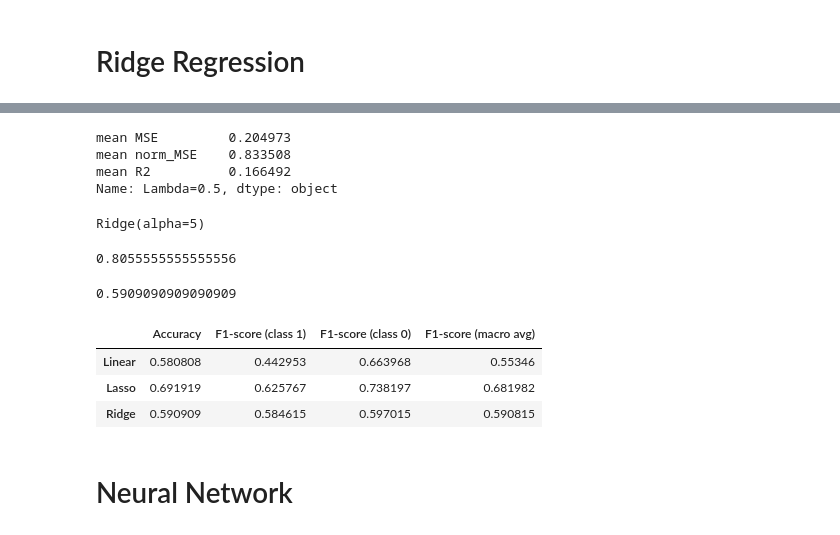
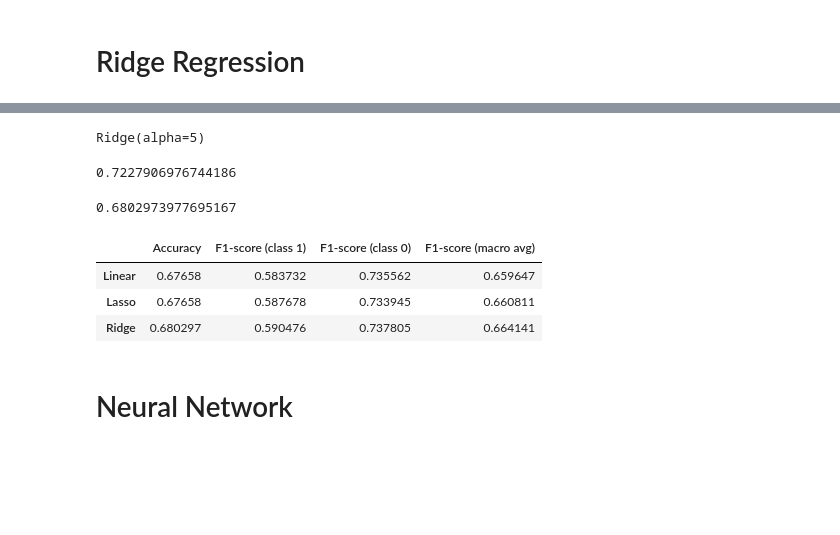
Before and after one commit to mitirmizi/koby-bryant-shot-selection, a Jupyter notebook: src/4-linear-models.ipynb, the cells around one changed output, grey strips where cells are left out. Saved outputs shown, nothing was run; the diff lists cells and outputs as text; code cells hidden in the pictures; blank space fills up the shorter version.

Commit message:
Change testing on testset to validation-set

```diff
--- a/src/4-linear-models.ipynb
+++ b/src/4-linear-models.ipynb
@@ -10,8 +10,8 @@ from sklearn.neural_network import MLPRegressor, MLPClassifier
 from IPython.core.interactiveshell import InteractiveShell
 InteractiveShell.ast_node_interactivity = "all"
 # %%
-DATASET = 'SEASON'
-# DATASET = 'TEAM'
+# DATASET = 'SEASON'
+DATASET = 'TEAM'
 
 if DATASET == 'TEAM':
     train = pd.read_csv('../data/train_team.csv')
@@ -20,6 +20,8 @@ if DATASET == 'TEAM':
 if DATASET == 'TEAM':
     train = pd.read_csv('../data/train_season.csv')
     test = pd.read_csv('../data/test_season.csv')
+
+train, validation = train_test_split(train, train_size=0.8, shuffle=False)
 # %%
 target_column = "shot_made_flag"  # y_column_name
 # %%
@@ -94,6 +96,8 @@ train.head()
 # %%
 x_train, y_train = split_x_y(train, target_column)
 x_test, y_test = split_x_y(test, target_column)
+
+x_val, y_val = split_x_y(validation, target_column)
 # %%
 lambdas = [1e-10,1e-5,1e-4,1e-3,1e-2,0.1, 0.5,1,5,10,50,100]
 # %% [markdown]
@@ -116,10 +120,10 @@ accuracy_score(y_train.values, y_train_pred)
 # %% [markdown]
 #### Test Data
 # %%
-y_test_pred = reg.predict(x_test)
-y_test_pred = y_test_pred >= 0.5
-y_test_pred = np.multiply(y_test_pred, 1)
-accuracy_score(y_test.values, y_test_pred)
-results.loc['Linear',:] = compute_metrics(y_test.values, y_test_pred)
+y_val_pred = reg.predict(x_val)
+y_val_pred = y_val_pred >= 0.5
+y_val_pred = np.multiply(y_val_pred, 1)
+accuracy_score(y_val.values, y_val_pred)
+results.loc['Linear',:] = compute_metrics(y_val.values, y_val_pred)
 results
 # %% [output]
@@ -150,8 +151,8 @@ accuracy_score(y_train.values, y_train_pred)
 # %%
-y_test_pred = lasso_cv.predict(x_test.values)
-y_test_pred = y_test_pred >= 0.5
-y_test_pred = np.multiply(y_test_pred, 1)
-accuracy_score(y_test.values, y_test_pred)
-results.loc['Lasso',:] = compute_metrics(y_test.values, y_test_pred)
+y_val_pred = lasso_cv.predict(x_val.values)
+y_val_pred = y_val_pred >= 0.5
+y_val_pred = np.multiply(y_val_pred, 1)
+accuracy_score(y_val.values, y_val_pred)
+results.loc['Lasso',:] = compute_metrics(y_val.values, y_val_pred)
 results
 # %% [output]
@@ -210,11 +211,3 @@ ridge_cross_val_metrics.sort_values(by='mean R2',ascending=False)
-# %%
-temp_df = ridge_cross_val_metrics.sort_values(by='mean R2',ascending=False)
-temp_df.iloc[0]
-# %% [output]
-mean MSE         0.204973
-mean norm_MSE    0.833508
-mean R2          0.166492
-Name: Lambda=0.5, dtype: object
 # %%
 ridge = Ridge(alpha=5)
 
@@ -226,20 +219,20 @@ y_train_pred = np.multiply(y_train_pred, 1)
 accuracy_score(y_train.values, y_train_pred)
 # %% [output]
 Ridge(alpha=5)
-0.8055555555555556
+0.7227906976744186
 # %%
-y_test_pred = ridge.predict(x_test)
-y_test_pred = y_test_pred >= 0.5
-y_test_pred = np.multiply(y_test_pred, 1)
-accuracy_score(y_test.values, y_test_pred)
-results.loc['Ridge',:] = compute_metrics(y_test.values, y_test_pred)
+y_val_pred = ridge.predict(x_val)
+y_val_pred = y_val_pred >= 0.5
+y_val_pred = np.multiply(y_val_pred, 1)
+accuracy_score(y_val.values, y_val_pred)
+results.loc['Ridge',:] = compute_metrics(y_val.values, y_val_pred)
 results
 # %% [output]
-0.5909090909090909
+0.6802973977695167
 |  | Accuracy | F1-score (class 1) | F1-score (class 0) | F1-score (macro avg) |
-| Linear | 0.580808 | 0.442953 | 0.663968 | 0.55346 |
-| Lasso | 0.691919 | 0.625767 | 0.738197 | 0.681982 |
-| Ridge | 0.590909 | 0.584615 | 0.597015 | 0.590815 |
+| Linear | 0.67658 | 0.583732 | 0.735562 | 0.659647 |
+| Lasso | 0.67658 | 0.587678 | 0.733945 | 0.660811 |
+| Ridge | 0.680297 | 0.590476 | 0.737805 | 0.664141 |
 # %% [markdown]
 # Neural Network
 # %%
```
Also changed, not shown: parts of 11 cells of this notebook.
